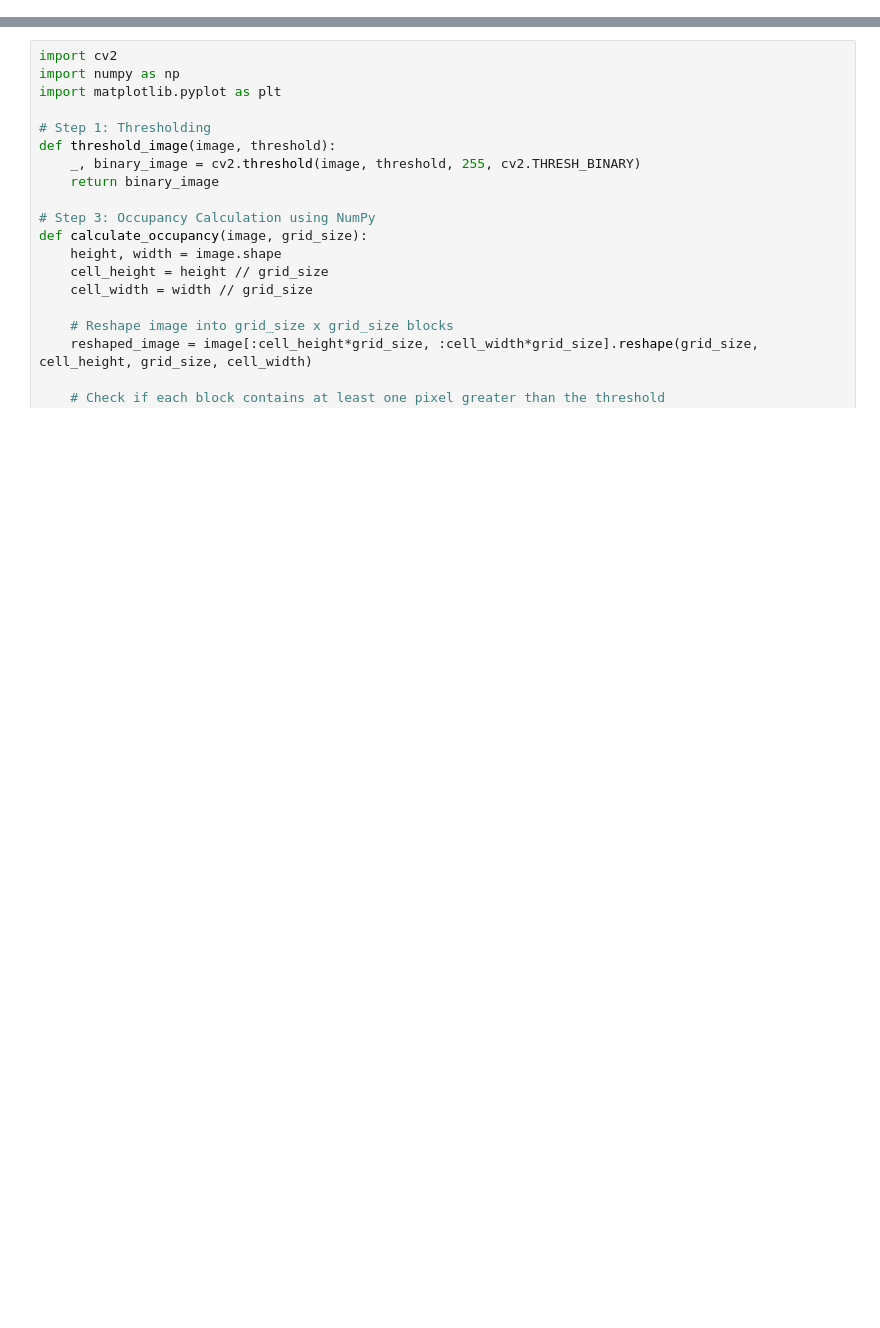
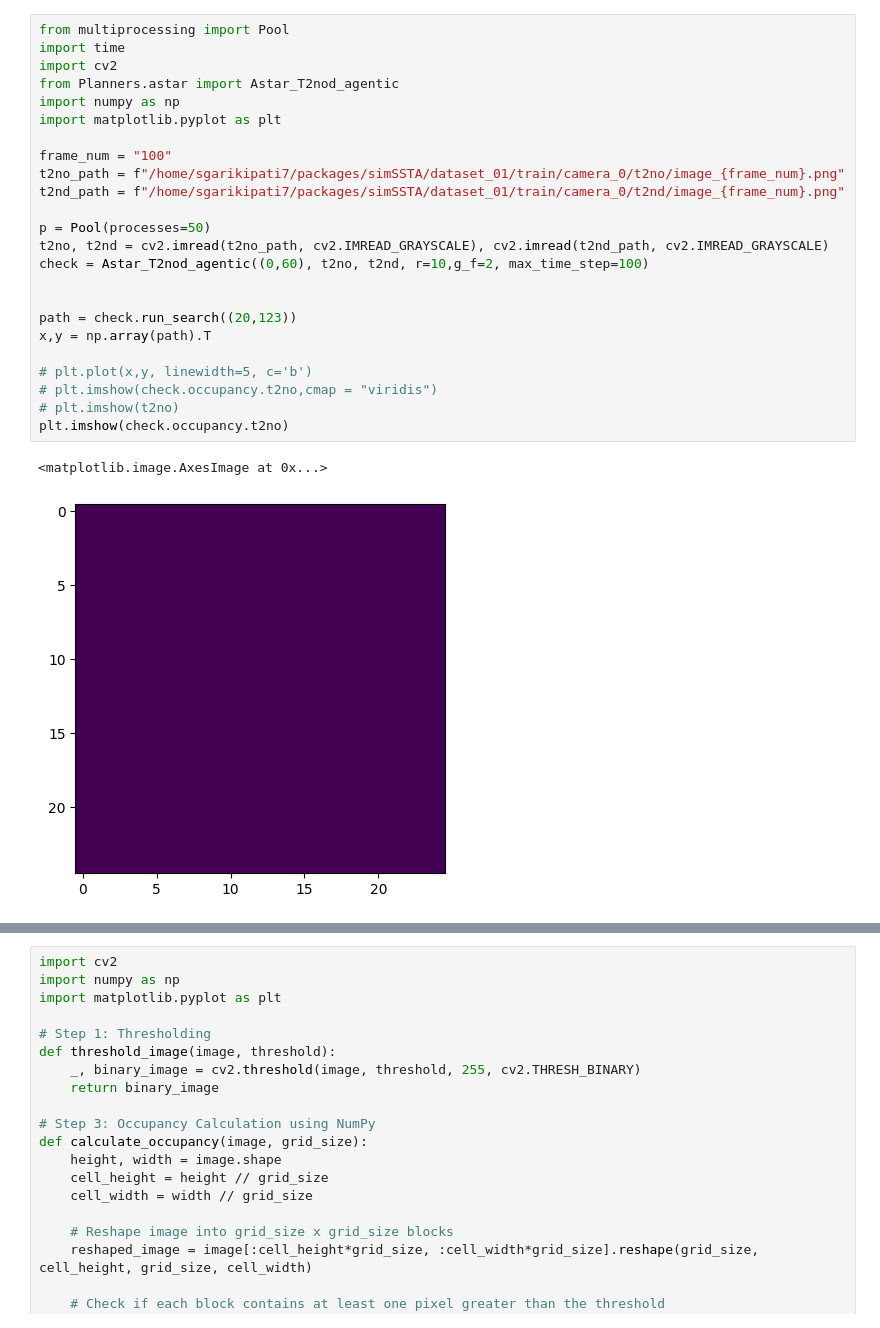
Before and after one commit to shashankGarik/simSSTA, a Jupyter notebook: Untitled-1.ipynb, the cells around one changed output, grey strips where cells are left out. Saved outputs shown, nothing was run; the diff lists cells and outputs as text; blank space fills up the shorter version.

```diff
--- a/Untitled-1.ipynb
+++ b/Untitled-1.ipynb
@@ -56,3 +173,30 @@ plt.imshow(t2no.T,cmap = "gray")
+# %%
+from multiprocessing import Pool
+import time
+import cv2
+from Planners.astar import Astar_T2nod_agentic
+import numpy as np
+import matplotlib.pyplot as plt
+
+frame_num = "100"
+t2no_path = f"/home/sgarikipati7/packages/simSSTA/dataset_01/train/camera_0/t2no/image_{frame_num}.png"
+t2nd_path = f"/home/sgarikipati7/packages/simSSTA/dataset_01/train/camera_0/t2nd/image_{frame_num}.png"
+
+p = Pool(processes=50)
+t2no, t2nd = cv2.imread(t2no_path, cv2.IMREAD_GRAYSCALE), cv2.imread(t2nd_path, cv2.IMREAD_GRAYSCALE)
+check = Astar_T2nod_agentic((0,60), t2no, t2nd, r=10,g_f=2, max_time_step=100)
+
+
+path = check.run_search((20,123))
+x,y = np.array(path).T
+
+# plt.plot(x,y, linewidth=5, c='b')
+# plt.imshow(check.occupancy.t2no,cmap = "viridis")
+# plt.imshow(t2no)
+plt.imshow(check.occupancy.t2no)
+# %% [output]
+<matplotlib.image.AxesImage at 0x...>
+[figure, added]
 # %%
 x,y = np.array(path).T
 plt.plot(x,y, linewidth=1)
```
Also changed, not shown: parts of 13 cells of this notebook, 7 other files.
